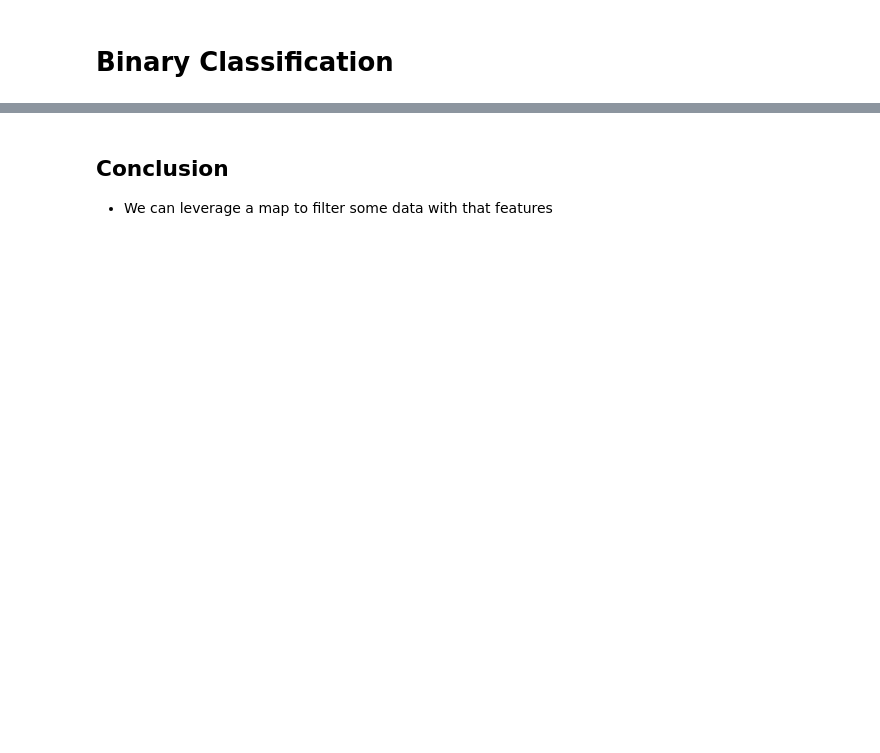
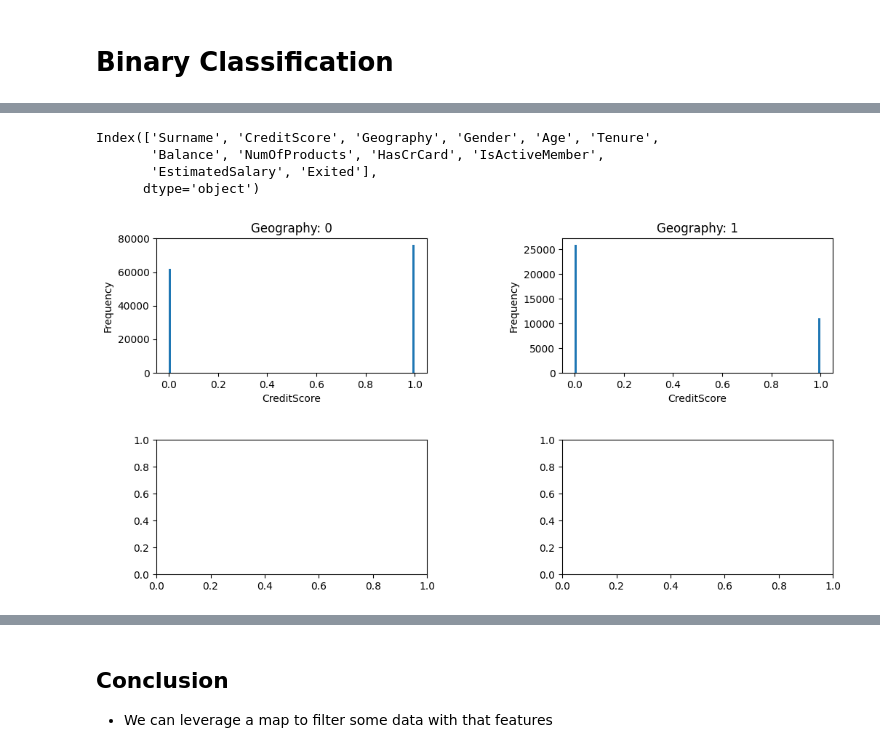
Before and after one commit to kenny1208/playground-series-s4e1, a Jupyter notebook: analysis/data_analysis.ipynb, the cells around one changed output, grey strips where cells are left out. Drawn from its saved outputs; the diff is of its cells as text; code cells hidden in the pictures; blank space fills up the shorter version.

```diff
--- a/analysis/data_analysis.ipynb
+++ b/analysis/data_analysis.ipynb
@@ -114,6 +177,41 @@ for element in title_list:
 [figure]
 <Figure size 2000x800 with 0 Axes>
 [figure]
+# %%
+train_df.columns
+# %% [output]
+Index(['Surname', 'CreditScore', 'Geography', 'Gender', 'Age', 'Tenure',
+       'Balance', 'NumOfProducts', 'HasCrCard', 'IsActiveMember',
+       'EstimatedSalary', 'Exited'],
+      dtype='object')
+# %%
+
+# Assuming train_df is your DataFrame
+fig, axes = plt.subplots(nrows=2, ncols=2, figsize=(12, 6))
+plt.subplots_adjust(hspace=.5, wspace=.5)
+
+# Enumerate over groups based on "Geography"
+for idx, (geography, data) in enumerate(train_df.groupby("Exited")):
+    # Correcting the index calculation
+    index = idx
+    subplot = axes[index // 2, index % 2]
+
+    # Using pd.cut to create bins for histogram
+    bins = 100
+    value_count = data["IsActiveMember"]
+    value_count_binned = pd.cut(value_count, bins=bins)
+
+    # Plotting histogram
+    subplot.hist(value_count, bins=bins)
+
+    # Adding labels and title
+    subplot.set_title(f"Geography: {geography}")
+    subplot.set_xlabel("CreditScore")
+    subplot.set_ylabel("Frequency")
+
+plt.show()
+# %% [output]
+[figure, added]
 # %%
 
 fig, axes = plt.subplots(nrows=2, ncols=2, figsize=(12, 6))
```
Also changed, not shown: parts of 18 cells of this notebook, 1 other file.
